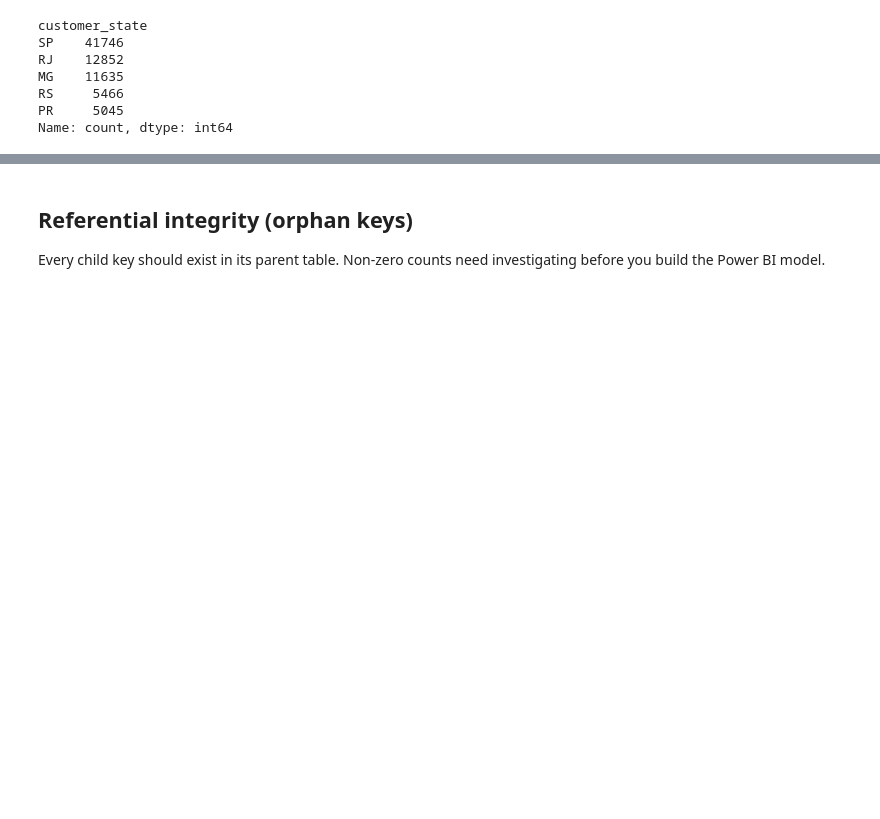
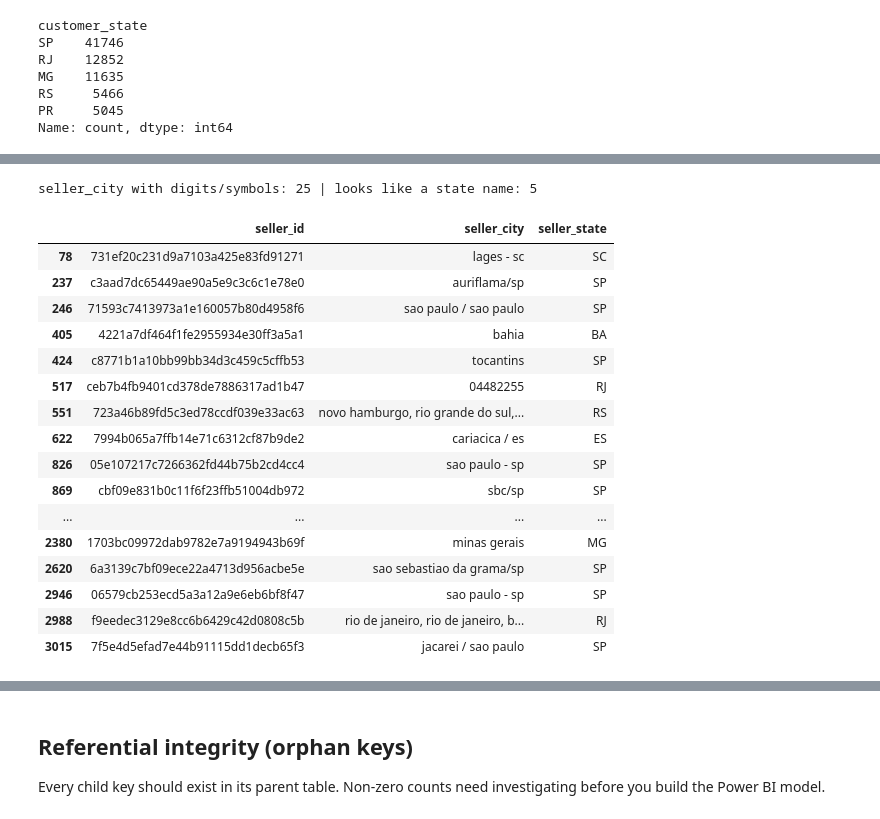
Before and after one commit to arshad-macy/Brazillian_ecommerce_analysis, a Jupyter notebook: pynotebooks/datacleaning.ipynb, the cells around one changed output, grey strips where cells are left out. Cells and saved outputs as stored; diff of their text form; code cells hidden in the pictures; blank space fills up the shorter version.

```diff
--- a/pynotebooks/datacleaning.ipynb
+++ b/pynotebooks/datacleaning.ipynb
@@ -679,0 +885,31 @@ Name: count, dtype: int64
+# %%
+state_names = ["minas gerais", "santa catarina", "parana", "bahia", "pernambuco", "ceara",
+               "espirito santo", "mato grosso", "mato grosso do sul", "rio grande do sul",
+               "rio grande do norte", "maranhao", "piaui", "paraiba", "alagoas", "sergipe",
+               "tocantins", "rondonia", "amazonas", "roraima", "amapa"]
+
+sc = d["sellers"]["seller_city"]
+odd_chars  = sc.str.contains(r"[0-9/\\@,()]|\s-\s", regex=True, na=False)
+state_like = sc.isin(state_names)
+
+print("seller_city with digits/symbols:", odd_chars.sum(), "| looks like a state name:", state_like.sum())
+display(d["sellers"].loc[odd_chars | state_like, ["seller_id", "seller_city", "seller_state"]])
+# %% [output]
+seller_city with digits/symbols: 25 | looks like a state name: 5
+|  | seller_id | seller_city | seller_state |
+| 78 | 731ef20c231d9a7103a425e83fd91271 | lages - sc | SC |
+| 237 | c3aad7dc65449ae90a5e9c3c6c1e78e0 | auriflama/sp | SP |
+| 246 | 71593c7413973a1e160057b80d4958f6 | sao paulo / sao paulo | SP |
+| 405 | 4221a7df464f1fe2955934e30ff3a5a1 | bahia | BA |
+| 424 | c8771b1a10bb99bb34d3c459c5cffb53 | tocantins | SP |
+| 517 | ceb7b4fb9401cd378de7886317ad1b47 | 04482255 | RJ |
+| 551 | 723a46b89fd5c3ed78ccdf039e33ac63 | novo hamburgo, rio grande do sul,... | RS |
+| 622 | 7994b065a7ffb14e71c6312cf87b9de2 | cariacica / es | ES |
+| 826 | 05e107217c7266362fd44b75b2cd4cc4 | sao paulo - sp | SP |
+| 869 | cbf09e831b0c11f6f23ffb51004db972 | sbc/sp | SP |
+| ... | ... | ... | ... |
+| 2380 | 1703bc09972dab9782e7a9194943b69f | minas gerais | MG |
+| 2620 | 6a3139c7bf09ece22a4713d956acbe5e | sao sebastiao da grama/sp | SP |
+| 2946 | 06579cb253ecd5a3a12a9e6eb6bf8f47 | sao paulo - sp | SP |
+| 2988 | f9eedec3129e8cc6b6429c42d0808c5b | rio de janeiro, rio de janeiro, b... | RJ |
+| 3015 | 7f5e4d5efad7e44b91115dd1decb65f3 | jacarei / sao paulo | SP |
```
Also changed, not shown: parts of 27 cells of this notebook, 11 other files.
